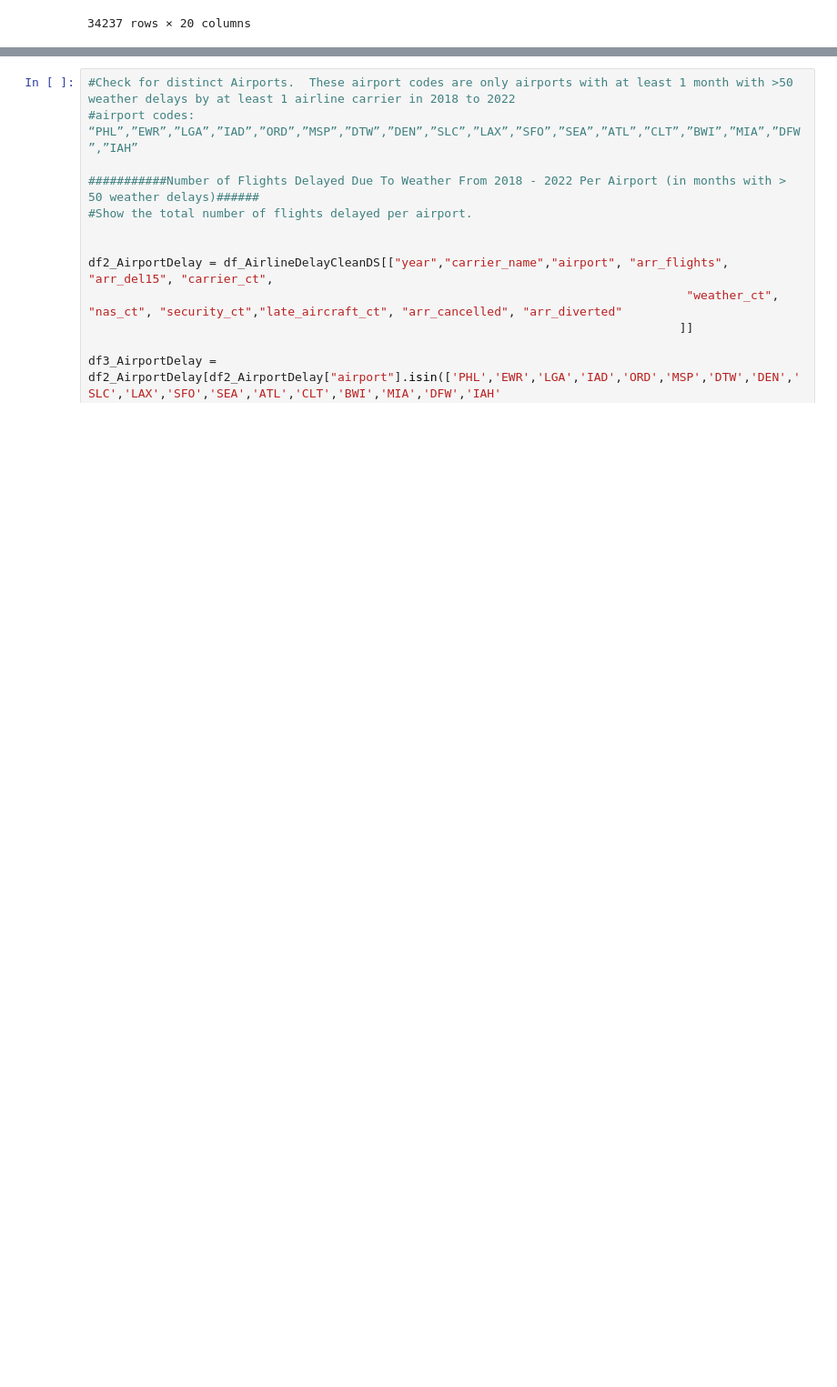
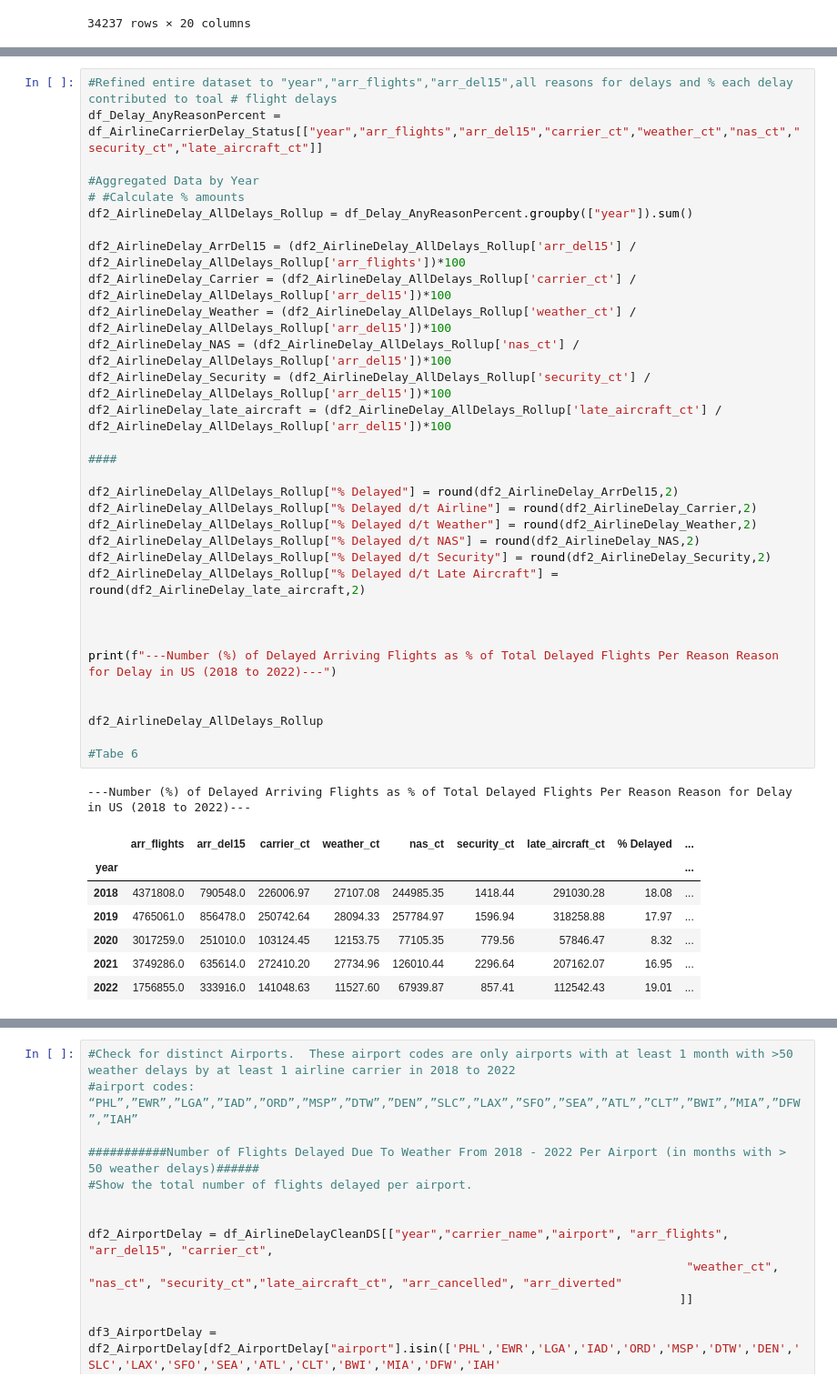
Before and after one commit to Tawn-Scotton/Team_3_Project_1, a Jupyter notebook: ProjectAirlineDelay.ipynb, the cells around one changed output, grey strips where cells are left out. Shown: that part at 91% size. Saved outputs shown, nothing was run; the diff lists cells and outputs as text; blank space fills up the shorter version.

```diff
--- a/ProjectAirlineDelay.ipynb
+++ b/ProjectAirlineDelay.ipynb
@@ -270,3 +279,44 @@ df_AirlineCarrierDelay_Status_Status_Rollup
+# %%
+#Refined entire dataset to "year","arr_flights","arr_del15",all reasons for delays and % each delay contributed to toal # flight delays
+df_Delay_AnyReasonPercent = df_AirlineCarrierDelay_Status[["year","arr_flights","arr_del15","carrier_ct","weather_ct","nas_ct","security_ct","late_aircraft_ct"]]
+
+#Aggregated Data by Year
+# #Calculate % amounts
+df2_AirlineDelay_AllDelays_Rollup = df_Delay_AnyReasonPercent.groupby(["year"]).sum()
+
+df2_AirlineDelay_ArrDel15 = (df2_AirlineDelay_AllDelays_Rollup['arr_del15'] / df2_AirlineDelay_AllDelays_Rollup['arr_flights'])*100
+df2_AirlineDelay_Carrier = (df2_AirlineDelay_AllDelays_Rollup['carrier_ct'] / df2_AirlineDelay_AllDelays_Rollup['arr_del15'])*100
+df2_AirlineDelay_Weather = (df2_AirlineDelay_AllDelays_Rollup['weather_ct'] / df2_AirlineDelay_AllDelays_Rollup['arr_del15'])*100
+df2_AirlineDelay_NAS = (df2_AirlineDelay_AllDelays_Rollup['nas_ct'] / df2_AirlineDelay_AllDelays_Rollup['arr_del15'])*100
+df2_AirlineDelay_Security = (df2_AirlineDelay_AllDelays_Rollup['security_ct'] / df2_AirlineDelay_AllDelays_Rollup['arr_del15'])*100
+df2_AirlineDelay_late_aircraft = (df2_AirlineDelay_AllDelays_Rollup['late_aircraft_ct'] / df2_AirlineDelay_AllDelays_Rollup['arr_del15'])*100
+
+####
+
+df2_AirlineDelay_AllDelays_Rollup["% Delayed"] = round(df2_AirlineDelay_ArrDel15,2)
+df2_AirlineDelay_AllDelays_Rollup["% Delayed d/t Airline"] = round(df2_AirlineDelay_Carrier,2)
+df2_AirlineDelay_AllDelays_Rollup["% Delayed d/t Weather"] = round(df2_AirlineDelay_Weather,2)
+df2_AirlineDelay_AllDelays_Rollup["% Delayed d/t NAS"] = round(df2_AirlineDelay_NAS,2)
+df2_AirlineDelay_AllDelays_Rollup["% Delayed d/t Security"] = round(df2_AirlineDelay_Security,2)
+df2_AirlineDelay_AllDelays_Rollup["% Delayed d/t Late Aircraft"] = round(df2_AirlineDelay_late_aircraft,2)
+
+
+
+print(f"---Number (%) of Delayed Arriving Flights as % of Total Delayed Flights Per Reason Reason for Delay in US (2018 to 2022)---")
+
+
+df2_AirlineDelay_AllDelays_Rollup
+
+#Tabe 6
+# %% [output]
+---Number (%) of Delayed Arriving Flights as % of Total Delayed Flights Per Reason Reason for Delay in US (2018 to 2022)---
+|  | arr_flights | arr_del15 | carrier_ct | weather_ct | nas_ct | security_ct | late_aircraft_ct | % Delayed | ... |
+| year |  |  |  |  |  |  |  |  | ... |
+| 2018 | 4371808.0 | 790548.0 | 226006.97 | 27107.08 | 244985.35 | 1418.44 | 291030.28 | 18.08 | ... |
+| 2019 | 4765061.0 | 856478.0 | 250742.64 | 28094.33 | 257784.97 | 1596.94 | 318258.88 | 17.97 | ... |
+| 2020 | 3017259.0 | 251010.0 | 103124.45 | 12153.75 | 77105.35 | 779.56 | 57846.47 | 8.32 | ... |
+| 2021 | 3749286.0 | 635614.0 | 272410.20 | 27734.96 | 126010.44 | 2296.64 | 207162.07 | 16.95 | ... |
+| 2022 | 1756855.0 | 333916.0 | 141048.63 | 11527.60 | 67939.87 | 857.41 | 112542.43 | 19.01 | ... |
 # %%
 ##################Find total the # of arrival delays per airline per year ############################
 df_AirlineCarrierDelay_PerYear = pd.DataFrame(df_AirlineCarrierDelay5yrs_refined_cols.groupby(["carrier_name","year"]).sum()["arr_del15"])
```
Also changed, not shown: parts of 11 cells of this notebook, 1 other file.
